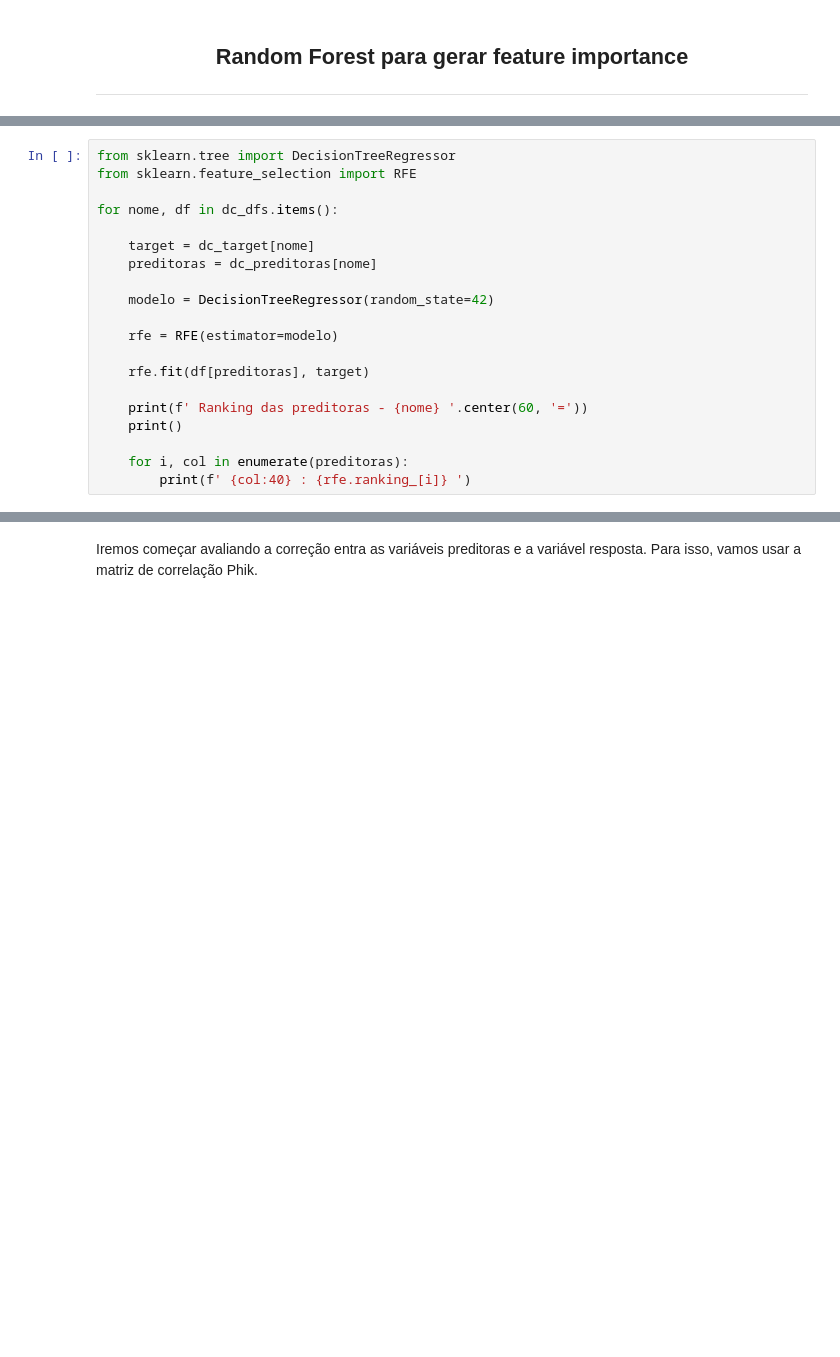
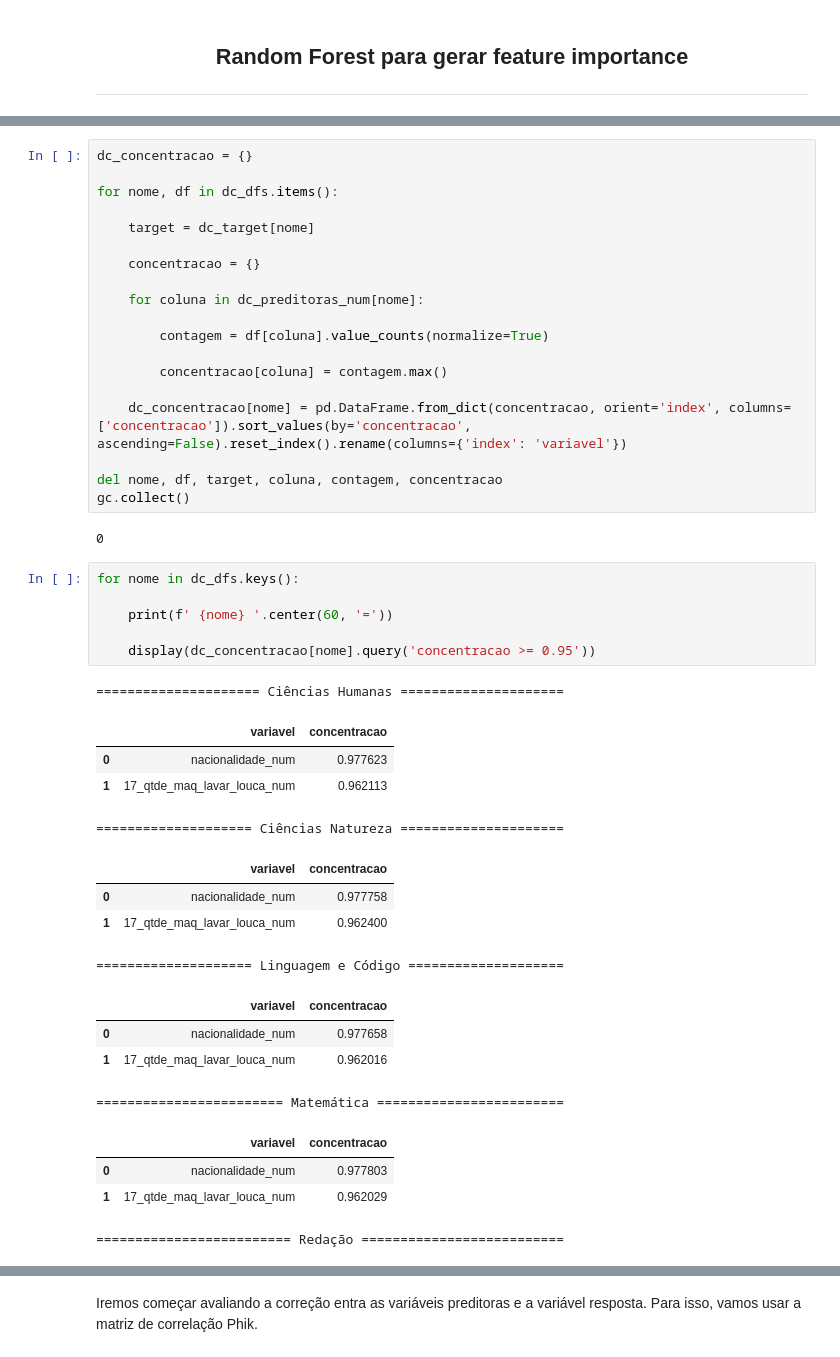
Before and after one commit to sudruder/TCC_MBA_Ciencia_Dados_ICMC, a Jupyter notebook: programação/tcc_pt_03.ipynb, the cells around one changed output, grey strips where cells are left out. Cells and saved outputs as stored; diff of their text form; blank space fills up the shorter version.

```diff
--- a/programação/tcc_pt_03.ipynb
+++ b/programação/tcc_pt_03.ipynb
@@ -502,20 +379,0 @@ for nome in dc_xgb_feature_importance.keys():
-# %%
-from sklearn.tree import DecisionTreeRegressor
-from sklearn.feature_selection import RFE
-
-for nome, df in dc_dfs.items():
-
-    target = dc_target[nome]
-    preditoras = dc_preditoras[nome]
-
-    modelo = DecisionTreeRegressor(random_state=42)
-
-    rfe = RFE(estimator=modelo)
-
-    rfe.fit(df[preditoras], target)
-
-    print(f' Ranking das preditoras - {nome} '.center(60, '='))
-    print()
-
-    for i, col in enumerate(preditoras):
-        print(f' {col:40} : {rfe.ranking_[i]} ')
@@ -521,0 +386,45 @@ for nome, df in dc_dfs.items():
+# %%
+dc_concentracao = {}
+
+for nome, df in dc_dfs.items():
+
+    target = dc_target[nome]
+
+    concentracao = {}
+
+    for coluna in dc_preditoras_num[nome]:
+
+        contagem = df[coluna].value_counts(normalize=True)
+
+        concentracao[coluna] = contagem.max()
+
+    dc_concentracao[nome] = pd.DataFrame.from_dict(concentracao, orient='index', columns=['concentracao']).sort_values(by='concentracao', ascending=False).reset_index().rename(columns={'index': 'variavel'})
+
+del nome, df, target, coluna, contagem, concentracao
+gc.collect()
+# %% [output]
+0
+# %%
+for nome in dc_dfs.keys():
+
+    print(f' {nome} '.center(60, '='))
+
+    display(dc_concentracao[nome].query('concentracao >= 0.95'))
+# %% [output]
+===================== Ciências Humanas =====================
+|  | variavel | concentracao |
+| 0 | nacionalidade_num | 0.977623 |
+| 1 | 17_qtde_maq_lavar_louca_num | 0.962113 |
+==================== Ciências Natureza =====================
+|  | variavel | concentracao |
+| 0 | nacionalidade_num | 0.977758 |
+| 1 | 17_qtde_maq_lavar_louca_num | 0.962400 |
+==================== Linguagem e Código ====================
+|  | variavel | concentracao |
+| 0 | nacionalidade_num | 0.977658 |
+| 1 | 17_qtde_maq_lavar_louca_num | 0.962016 |
+======================== Matemática ========================
+|  | variavel | concentracao |
+| 0 | nacionalidade_num | 0.977803 |
+| 1 | 17_qtde_maq_lavar_louca_num | 0.962029 |
+========================= Redação ==========================
```
Also changed, not shown: parts of 30 cells of this notebook, 8 other files.
